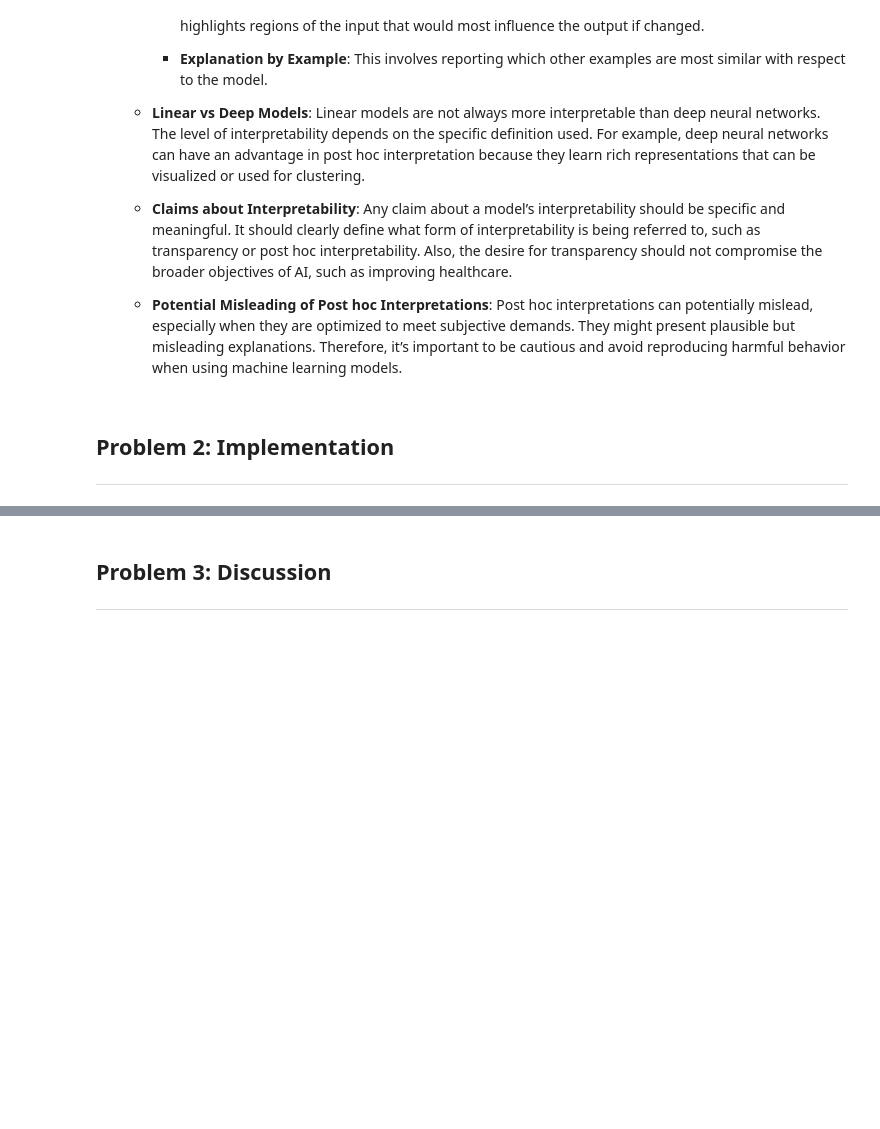
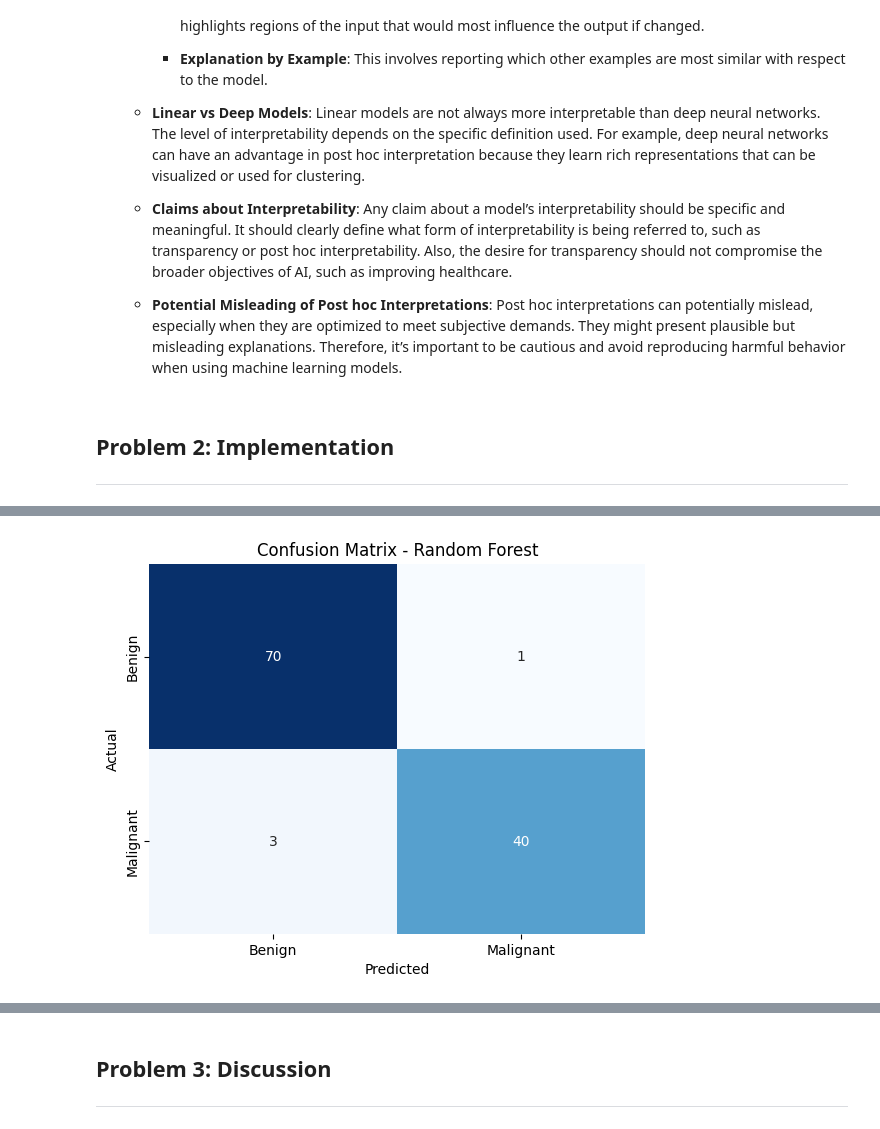
Before and after one commit to NilsDunlop/DIT728-Assignments, a Jupyter notebook: Assignment 4/module4group5.ipynb, the cells around one changed output, grey strips where cells are left out. Cells and saved outputs as stored; diff of their text form; code cells hidden in the pictures; blank space fills up the shorter version.

```diff
--- a/Assignment 4/module4group5.ipynb
+++ b/Assignment 4/module4group5.ipynb
@@ -74,0 +145,9 @@ The article discusses the complex nature of interpretability within machine lear
+# %%
+from sklearn.model_selection import train_test_split
+
+# Prepare the data
+X = data.drop(['id', 'malignant', 'rule_based_diagnosis'], axis=1)
+y = data['malignant']
+
+# Split the data
+X_train, X_test, y_train, y_test = train_test_split(X, y, test_size=0.2, random_state=42)
@@ -74,0 +156,9 @@ The article discusses the complex nature of interpretability within machine lear
+# %%
+# Train the Random Forest Classifier
+from sklearn.ensemble import RandomForestClassifier
+
+rf_classifier = RandomForestClassifier(n_estimators=100, random_state=42)
+rf_classifier.fit(X_train, y_train)
+
+# Predict on the test set
+y_pred = rf_classifier.predict(X_test)
@@ -74,0 +197,7 @@ The article discusses the complex nature of interpretability within machine lear
+# %%
+# Confusion matrix Random Forest Classifier
+rf_cm = confusion_matrix(y_test, y_pred)
+
+plot_confusion_matrix("Confusion Matrix - Random Forest", rf_cm)
+# %% [output]
+[figure, added]
```
Also changed, not shown: parts of 14 cells of this notebook, 1 other file.
